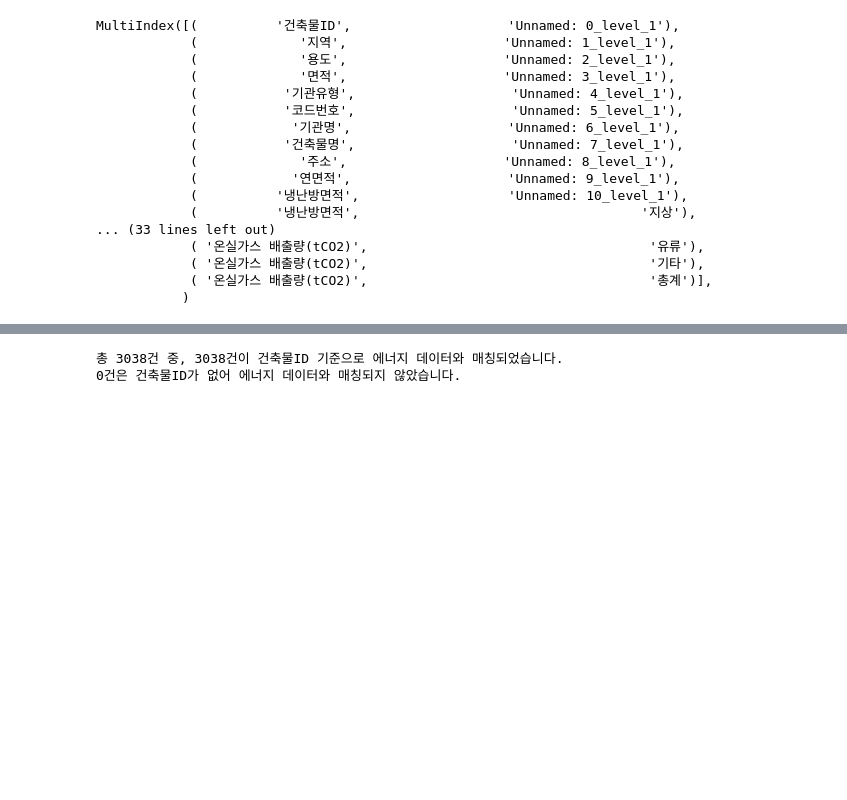
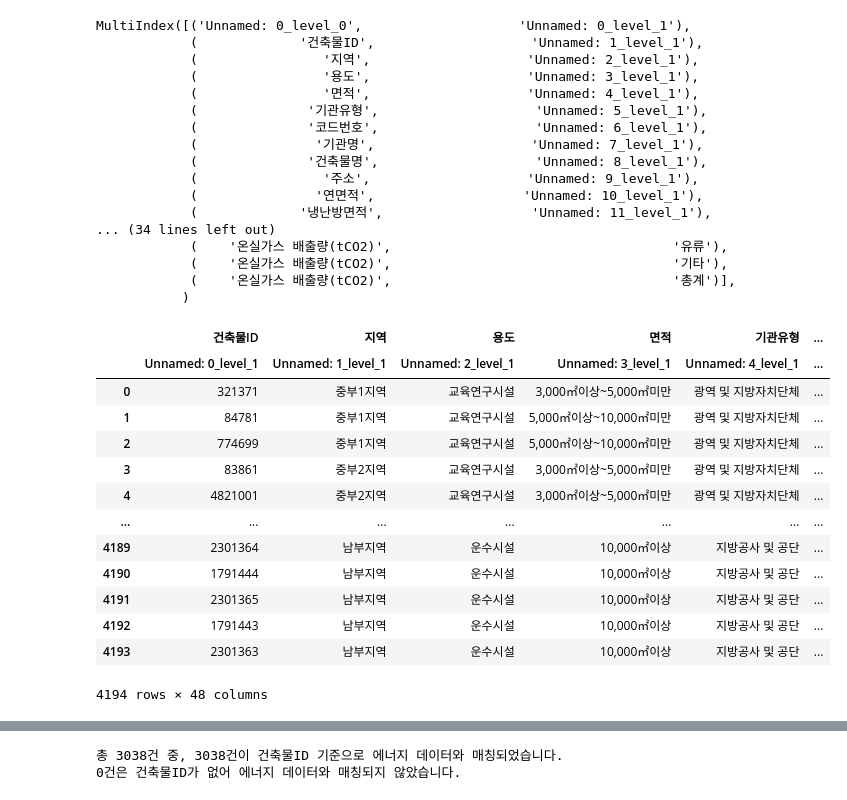
Before and after one commit to P-oong/REB_green-remodeling-project, a Jupyter notebook: 02_matching_Econsumption_meter/notebooks/1차prepro.ipynb, the cells around one changed output, grey strips where cells are left out. Drawn from its saved outputs; the diff is of its cells as text; code cells hidden in the pictures; blank space fills up the shorter version.

```diff
--- a/02_matching_Econsumption_meter/notebooks/prepro.ipynb
+++ b/02_matching_Econsumption_meter/notebooks/1차prepro.ipynb
@@ -55,24 +8,41 @@ dtype: int64
 # %%
-df = pd.read_excel(file_path, header=[0, 1], sheet_name='Sheet1')
+df = pd.read_excel(file_path, header=[3, 4], sheet_name='1_2023년_에너지사용량')
 df.columns
 # %% [output]
-MultiIndex([(          '건축물ID',                    'Unnamed: 0_level_1'),
-            (             '지역',                    'Unnamed: 1_level_1'),
-            (             '용도',                    'Unnamed: 2_level_1'),
-            (             '면적',                    'Unnamed: 3_level_1'),
-            (           '기관유형',                    'Unnamed: 4_level_1'),
-            (           '코드번호',                    'Unnamed: 5_level_1'),
-            (            '기관명',                    'Unnamed: 6_level_1'),
-            (           '건축물명',                    'Unnamed: 7_level_1'),
-            (             '주소',                    'Unnamed: 8_level_1'),
-            (            '연면적',                    'Unnamed: 9_level_1'),
-            (          '냉난방면적',                   'Unnamed: 10_level_1'),
-            (          '냉난방면적',                                    '지상'),
-... (33 lines left out)
-            ( '온실가스 배출량(tCO2)',                                    '유류'),
-            ( '온실가스 배출량(tCO2)',                                    '기타'),
-            ( '온실가스 배출량(tCO2)',                                    '총계')],
+MultiIndex([('Unnamed: 0_level_0',                    'Unnamed: 0_level_1'),
+            (             '건축물ID',                    'Unnamed: 1_level_1'),
+            (                '지역',                    'Unnamed: 2_level_1'),
+            (                '용도',                    'Unnamed: 3_level_1'),
+            (                '면적',                    'Unnamed: 4_level_1'),
+            (              '기관유형',                    'Unnamed: 5_level_1'),
+            (              '코드번호',                    'Unnamed: 6_level_1'),
+            (               '기관명',                    'Unnamed: 7_level_1'),
+            (              '건축물명',                    'Unnamed: 8_level_1'),
+            (                '주소',                    'Unnamed: 9_level_1'),
+            (               '연면적',                   'Unnamed: 10_level_1'),
+            (             '냉난방면적',                   'Unnamed: 11_level_1'),
+... (34 lines left out)
+            (    '온실가스 배출량(tCO2)',                                    '유류'),
+            (    '온실가스 배출량(tCO2)',                                    '기타'),
+            (    '온실가스 배출량(tCO2)',                                    '총계')],
            )
+# %%
+df
+# %% [output]
+|  | 건축물ID | 지역 | 용도 | 면적 | 기관유형 | ... |
+|  | Unnamed: 0_level_1 | Unnamed: 1_level_1 | Unnamed: 2_level_1 | Unnamed: 3_level_1 | Unnamed: 4_level_1 | ... |
+| 0 | 321371 | 중부1지역 | 교육연구시설 | 3,000㎡이상~5,000㎡미만 | 광역 및 지방자치단체 | ... |
+| 1 | 84781 | 중부1지역 | 교육연구시설 | 5,000㎡이상~10,000㎡미만 | 광역 및 지방자치단체 | ... |
+| 2 | 774699 | 중부1지역 | 교육연구시설 | 5,000㎡이상~10,000㎡미만 | 광역 및 지방자치단체 | ... |
+| 3 | 83861 | 중부2지역 | 교육연구시설 | 3,000㎡이상~5,000㎡미만 | 광역 및 지방자치단체 | ... |
+| 4 | 4821001 | 중부2지역 | 교육연구시설 | 3,000㎡이상~5,000㎡미만 | 광역 및 지방자치단체 | ... |
+| ... | ... | ... | ... | ... | ... | ... |
+| 4189 | 2301364 | 남부지역 | 운수시설 | 10,000㎡이상 | 지방공사 및 공단 | ... |
+| 4190 | 1791444 | 남부지역 | 운수시설 | 10,000㎡이상 | 지방공사 및 공단 | ... |
+| 4191 | 2301365 | 남부지역 | 운수시설 | 10,000㎡이상 | 지방공사 및 공단 | ... |
+| 4192 | 1791443 | 남부지역 | 운수시설 | 10,000㎡이상 | 지방공사 및 공단 | ... |
+| 4193 | 2301363 | 남부지역 | 운수시설 | 10,000㎡이상 | 지방공사 및 공단 | ... |
+4194 rows × 48 columns
 # %%
 # 각 컬럼에 대해 헤더1에 'Unnamed'가 포함되어 있으면 헤더0만 사용, 그렇지 않으면 헤더0과 헤더1을 합칩니다.
 df.columns = [
```
Also changed, not shown: parts of 9 cells of this notebook, 3 other files.
